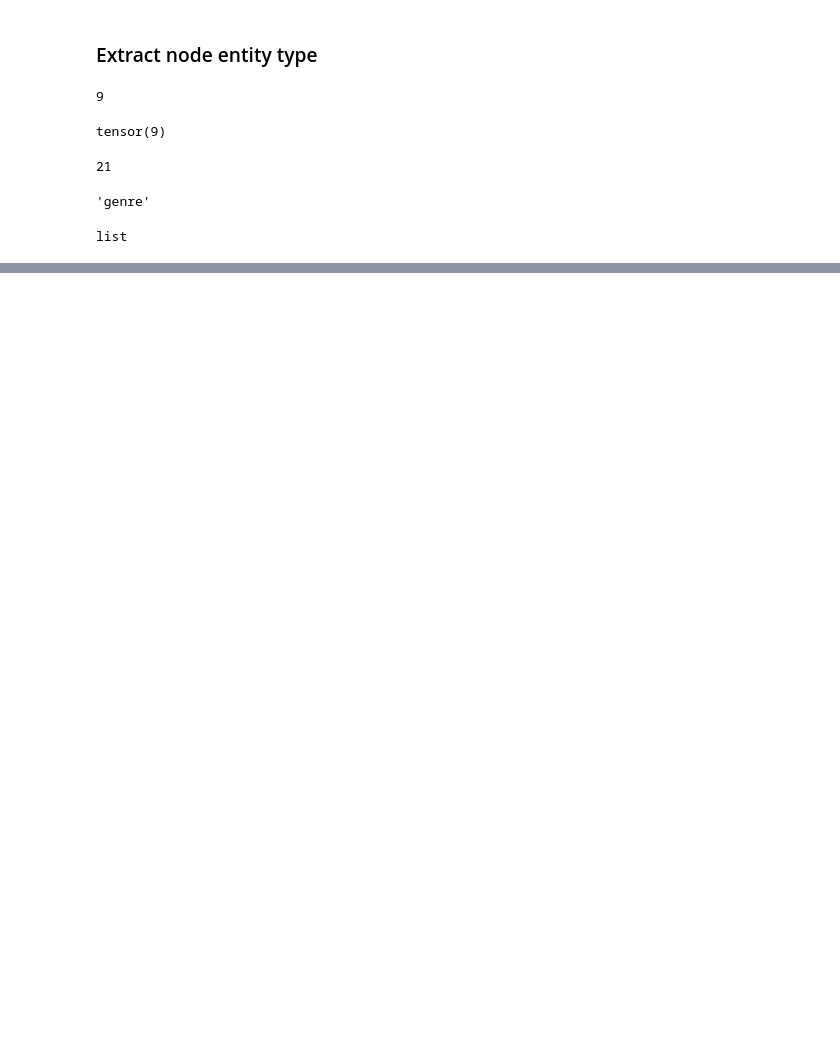
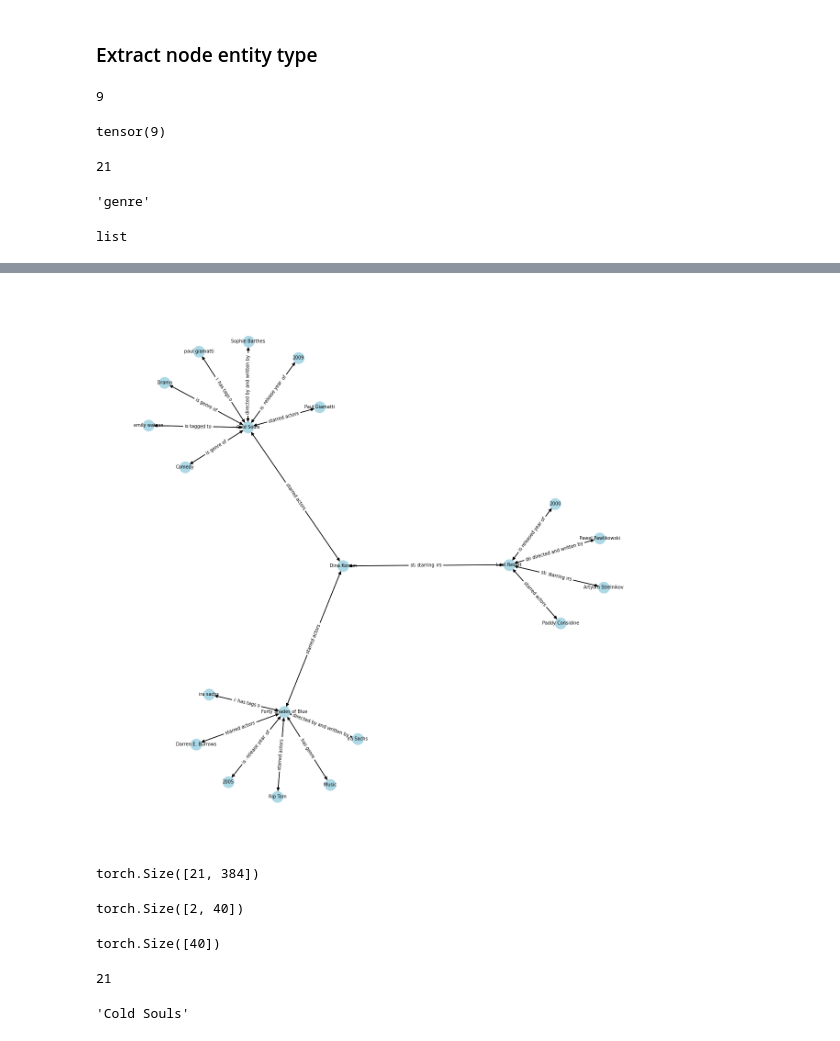
Before and after one commit to Tiny-Small/CS5284_Project, a Jupyter notebook: data_preparation/extract_answer_type.ipynb, the cells around one changed output, grey strips where cells are left out. Saved outputs shown, nothing was run; the diff lists cells and outputs as text; code cells hidden in the pictures; blank space fills up the shorter version.

Commit message:
generated graphs from paths and used contrastive loss

```diff
--- a/data_preparation/extract_answer_type.ipynb
+++ b/data_preparation/extract_answer_type.ipynb
@@ -186,0 +196,24 @@ list
+# %%
+def extract_entity_from_question(question):
+    """
+    Extract the entity that is enclosed in square brackets from the question.
+    Example: "What city is [Paris] the capital of?" -> "Paris"
+    """
+    # assumes one entity of interest in each questin
+    start = question.find('[') + 1
+    end = question.find(']')
+    if start == 0 or end == -1:
+        raise ValueError(f"No entity found in the question: {question}")
+    return question[start:end]
+# %%
+path_to_qa = '../Datasets/MetaQA_dataset/vanilla 2-hop/qa_train.txt'
+qa_df = pd.read_csv(path_to_qa, sep='\t', header=None, names=['question', 'answer'])
+G = generate_nx_graph('../Datasets/MetaQA_dataset/')
+q_embeddings = model.encode([q.replace("[", "").replace("]", "") for q in qa_df['question'][:5000]], batch_size=128, convert_to_tensor=True) # 32
+qa_df['query_entity'] = qa_df['question'].apply(extract_entity_from_question) # similar to the one in functions.py
+query_entities = qa_df['query_entity'].tolist()
+# %%
+i = 25
+entity = query_entities[i]
+embedding = q_embeddings[i]
+result = find_best_embedding(G, entity, embedding)
@@ -186,0 +254,15 @@ list
+# %%
+# just visualise subgraph
+H = nx.subgraph(G, list(result.keys())+[entity])
+
+plt.figure(1,figsize=(12,12))
+pos = nx.spring_layout(H)
+nx.draw(H, pos, with_labels=True, node_color='lightblue', font_size = 7)
+# node_labels = nx.get_node_attributes(H,'state')
+# nx.draw_networkx_labels(G, pos, labels = node_labels)
+# nx.draw(H, with_labels=True, node_color='lightblue', font_size = 5, node_size=200)
+edge_labels = nx.get_edge_attributes(H, 'relation')
+nx.draw_networkx_edge_labels(H, pos, edge_labels = edge_labels, font_size = 7)
+plt.show()
+# %% [output]
+[figure, added]
@@ -186,0 +309,20 @@ list
+# %%
+subgraph_data.x.shape
+# %% [output]
+torch.Size([21, 384])
+# %%
+subgraph_data.edge_index.shape
+# %% [output]
+torch.Size([2, 40])
+# %%
+subgraph_data.edge_attr.shape
+# %% [output]
+torch.Size([40])
+# %%
+subgraph_data.num_nodes
+# %% [output]
+21
+# %%
+id_to_node[new_to_old[17]]
+# %% [output]
+'Cold Souls'
```
Also changed, not shown: parts of 15 cells of this notebook, 35 other files.
